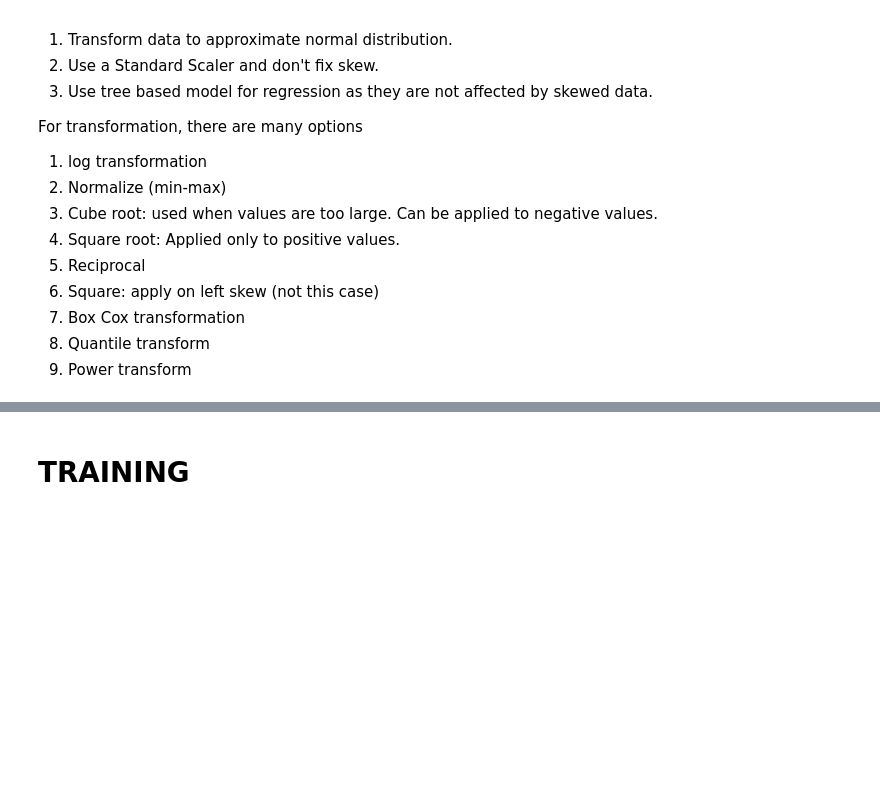
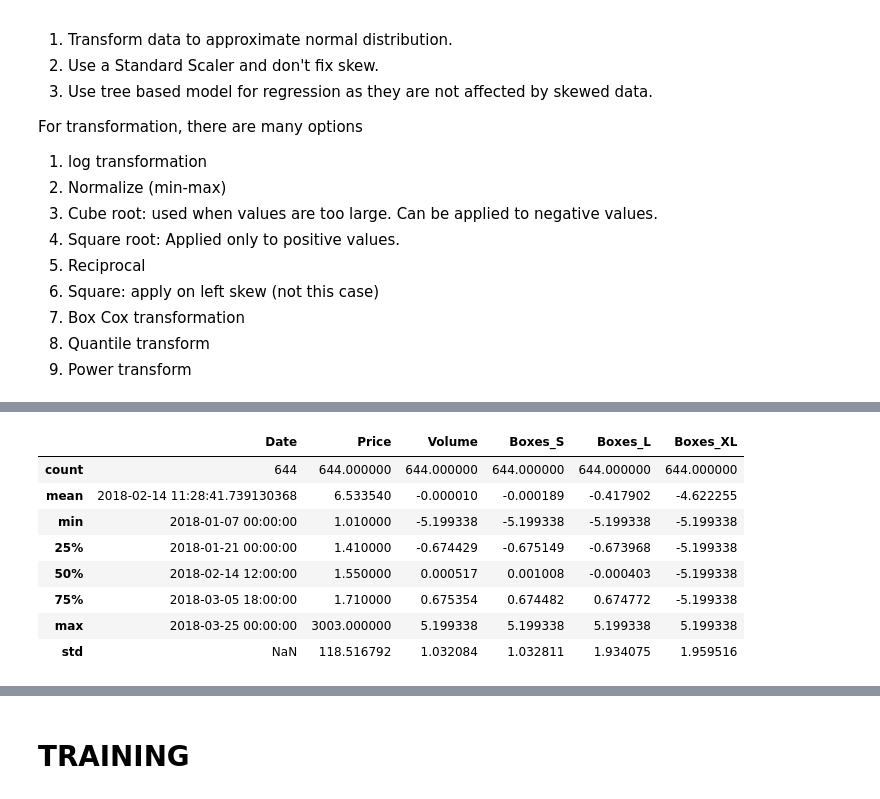
Before and after one commit to mattmiranda/ml-regression, a Jupyter notebook: main.ipynb, the cells around one changed output, grey strips where cells are left out. Drawn from its saved outputs; the diff is of its cells as text; code cells hidden in the pictures; blank space fills up the shorter version.

```diff
--- a/main.ipynb
+++ b/main.ipynb
@@ -197,12 +384,22 @@ df.describe()
 # %%
 df_trans = df.copy()
-cols2 = ["Price", "Volume", "Boxes_S", "Boxes_L", "Boxes_XL"]
+cols2 = ["Volume", "Boxes_S", "Boxes_L", "Boxes_XL"]
 def transform_columns(columns):
     qt = QuantileTransformer(n_quantiles=500, output_distribution='normal')
     for i in columns:
         array = np.array(df[i]).reshape(-1, 1)
         df_trans[i] = qt.fit_transform(array)
 transform_columns(cols2)
 df_trans.describe()
+# %% [output]
+|  | Date | Price | Volume | Boxes_S | Boxes_L | Boxes_XL |
+| count | 644 | 644.000000 | 644.000000 | 644.000000 | 644.000000 | 644.000000 |
+| mean | 2018-02-14 11:28:41.739130368 | 6.533540 | -0.000010 | -0.000189 | -0.417902 | -4.622255 |
+| min | 2018-01-07 00:00:00 | 1.010000 | -5.199338 | -5.199338 | -5.199338 | -5.199338 |
+| 25% | 2018-01-21 00:00:00 | 1.410000 | -0.674429 | -0.675149 | -0.673968 | -5.199338 |
+| 50% | 2018-02-14 12:00:00 | 1.550000 | 0.000517 | 0.001008 | -0.000403 | -5.199338 |
+| 75% | 2018-03-05 18:00:00 | 1.710000 | 0.675354 | 0.674482 | 0.674772 | -5.199338 |
+| max | 2018-03-25 00:00:00 | 3003.000000 | 5.199338 | 5.199338 | 5.199338 | 5.199338 |
+| std | NaN | 118.516792 | 1.032084 | 1.032811 | 1.934075 | 1.959516 |
 # %%
 df_trans.info()
```
Also changed, not shown: parts of 46 cells of this notebook, 2 other files.
